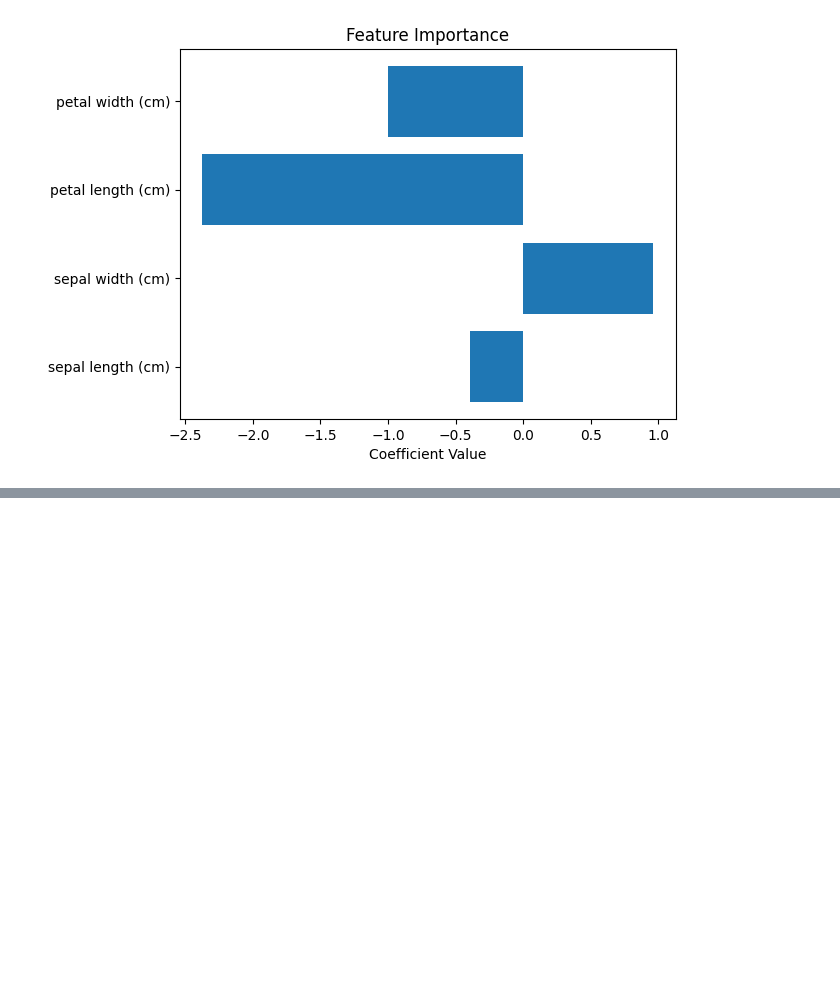
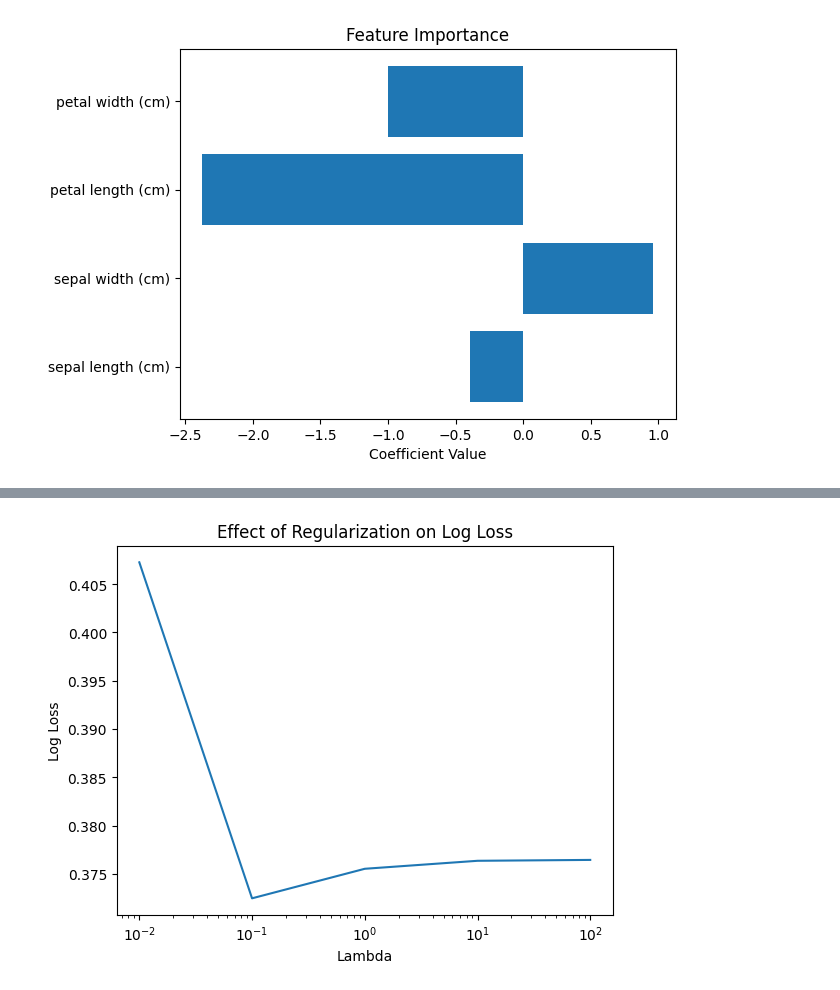
Before and after one commit to rahul8879/as_ds_course, a Jupyter notebook: Machine_learning/01_logistic_regression.ipynb, the cells around one changed output, grey strips where cells are left out. Drawn from its saved outputs; the diff is of its cells as text; code cells hidden in the pictures; blank space fills up the shorter version.

Commit message:
update noteboo with regularizatio and hyper parameter code

```diff
--- a/Machine_learning/01_logistic_regression.ipynb
+++ b/Machine_learning/01_logistic_regression.ipynb
@@ -52,0 +55,17 @@ coefficients: [-0.39349364  0.96246717 -2.3751418  -0.99874814]
+# %%
+#
+from sklearn.model_selection import train_test_split
+from sklearn.datasets import make_classification
+from sklearn.linear_model import LogisticRegression
+from sklearn.metrics import accuracy_score
+X, y = make_classification(n_samples=1000, n_features=5, n_informative=2, n_redundant=0, random_state=42)
+X_train, X_test, y_train, y_test = train_test_split(X, y, test_size=0.2, random_state=42)
+# %%
+lambda_values = [0.01, 0.1, 1, 10, 100]
+import numpy as np
+for lambda_val in lambda_values:
+    model = LogisticRegression(C=lambda_val, max_iter=200)
+    model.fit(X_train, y_train)
+    y_pred = model.predict_proba(X_test)[:, 1]
+    log_loss = - (y_test * np.log(y_pred) + (1 - y_test) * np.log(1 - y_pred)).mean()
+    print(f"Lambda: {lambda_val}, Log Loss: {log_loss:.4f}")
@@ -52,0 +78,18 @@ coefficients: [-0.39349364  0.96246717 -2.3751418  -0.99874814]
+# %%
+# lets plot it to visualize the effect of regularization
+import matplotlib.pyplot as plt
+log_losses = []
+for lambda_val in lambda_values:
+    model = LogisticRegression(C=lambda_val, max_iter=200)
+    model.fit(X_train, y_train)
+    y_pred = model.predict_proba(X_test)[:, 1]
+    log_loss = - (y_test * np.log(y_pred) + (1 - y_test) * np.log(1 - y_pred)).mean()
+    log_losses.append(log_loss)
+plt.plot(lambda_values, log_losses)
+plt.xscale('log')
+plt.xlabel('Lambda')
+plt.ylabel('Log Loss')
+plt.title('Effect of Regularization on Log Loss')
+plt.show()
+# %% [output]
+[figure, added]
```
Also changed, not shown: parts of 8 cells of this notebook, 2 other files.
